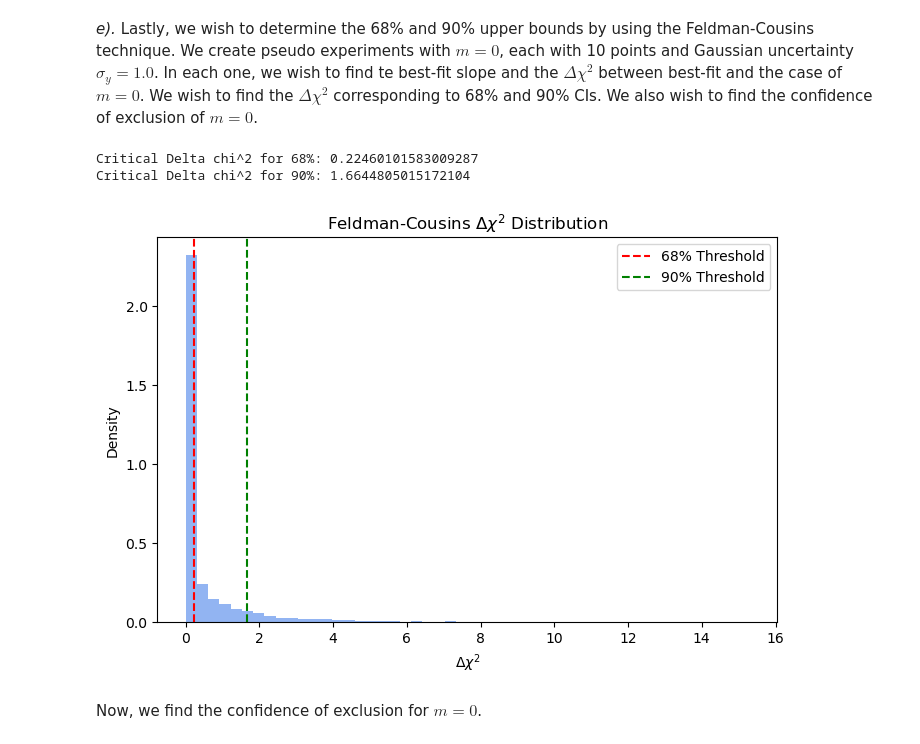
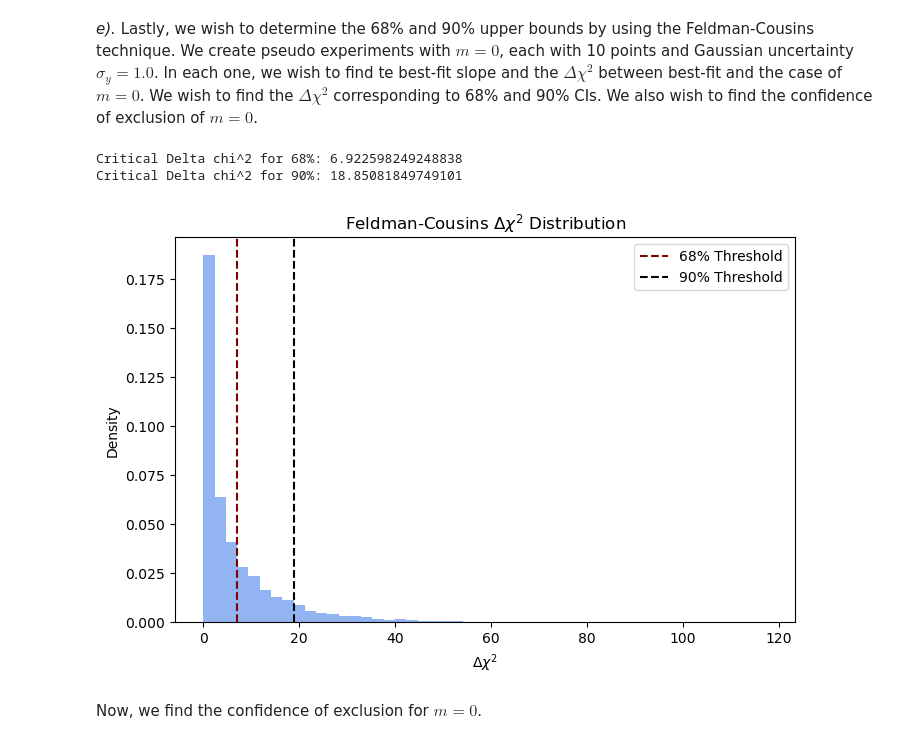
Before and after one commit to aidanwmw/PHYS403, a Jupyter notebook: homework/hw5.ipynb, the cells around one changed output. Cells and saved outputs as stored; diff of their text form; code cells hidden in the pictures.

```diff
--- a/homework/hw5.ipynb
+++ b/homework/hw5.ipynb
@@ -168,46 +168,46 @@ Delta chi^2 between best-fit and m = 0: 5.642140350877184
 
 # Running the pseudo-experiments
 n_experiments = 10000
-sigma_y_fixed = 1.0
-x_fixed = np.linspace(1, 10, 10)  # Simulated x values
+dy = 1.0 # The gaussian distributed error
+x_fixed = np.linspace(0, 10, 10)  # Simulated x values
 
 best_fit_slopes = []
 delta_chi2_values = []
 
 # Run pseudo-experiments
 for _ in range(n_experiments):
-    y_sim = np.random.normal(0 * x_fixed, sigma_y_fixed)  # Generate pseudo-data for m=0
-    def chi2_sim(m): return np.sum(((y_sim - m * x_fixed) / sigma_y_fixed) ** 2)
+    y_sim = np.random.normal(0, dy)  # Generate pseudo-data for m=0
+    def chi2_sim(m): return np.sum(((y_sim - m * x_fixed) / dy) ** 2)
 
     # Best-fit slope
-    result = minimize(chi2_sim, x0=0.5, bounds=[(0, 1)])
+    result = minimize(chi2_sim, x0=0)
     m_fit = result.x[0]
     best_fit_slopes.append(m_fit)
 
     # Compute delta chi2
     delta_chi2_values.append(chi2_sim(0) - chi2_sim(m_fit))
 
 # Find the critical delta chi2 thresholds
 delta_chi2_68 = np.percentile(delta_chi2_values, 68)
 delta_chi2_90 = np.percentile(delta_chi2_values, 90)
 
 print(f"Critical Delta chi^2 for 68%: {delta_chi2_68}");
 print(f"Critical Delta chi^2 for 90%: {delta_chi2_90}");
 
 # Histogram of delta chi^2 values
 plt.figure(figsize=(8, 5))
 plt.hist(delta_chi2_values, bins=50, density=True, alpha=0.7, color='cornflowerblue')
-plt.axvline(delta_chi2_68, color='red', linestyle='dashed', label="68% Threshold")
-plt.axvline(delta_chi2_90, color='green', linestyle='dashed', label="90% Threshold")
+plt.axvline(delta_chi2_68, color='maroon', linestyle='dashed', label="68% Threshold")
+plt.axvline(delta_chi2_90, color='k', linestyle='dashed', label="90% Threshold")
 plt.xlabel(r'$\Delta \chi^2$')
 plt.ylabel('Density')
 plt.title(r"Feldman-Cousins $\Delta \chi^2$ Distribution")
 plt.legend()
 plt.show()
 # %% [output]
-Critical Delta chi^2 for 68%: 0.22460101583009287
-Critical Delta chi^2 for 90%: 1.6644805015172104
+Critical Delta chi^2 for 68%: 6.922598249248838
+Critical Delta chi^2 for 90%: 18.85081849749101
-[figure, old version]
+[figure, new version]
 # %% [markdown]
 Now, we find the confidence of exclusion for $m=0$.
 # %%
```
Also changed, not shown: parts of 3 cells of this notebook.
